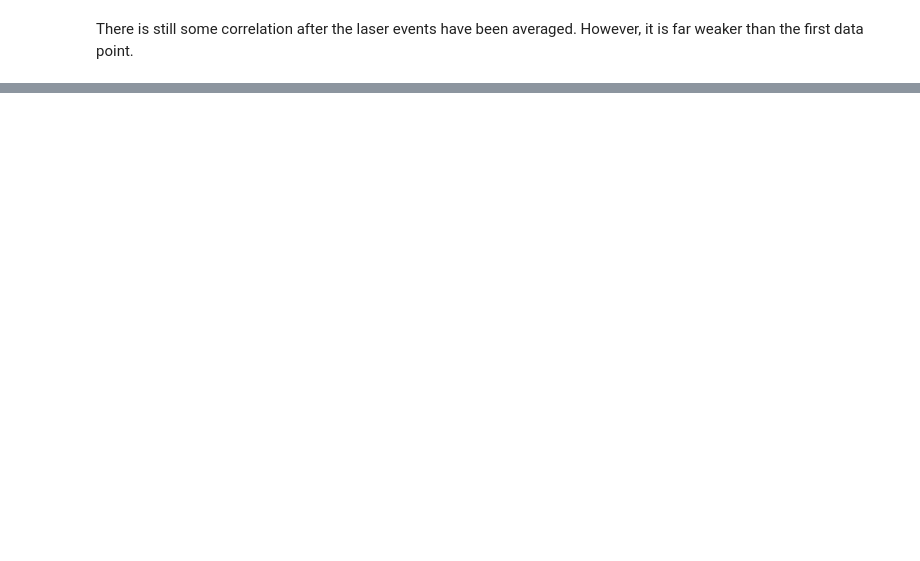
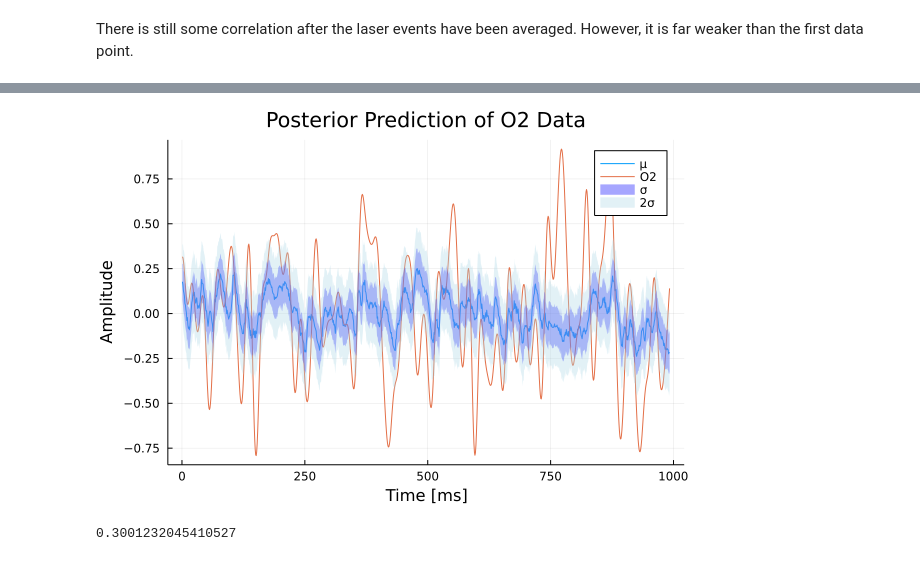
Before and after one commit to alexelwood14/O2-LFP-modelling, a Jupyter notebook: src/notebooks/laser-stim-feature.ipynb, the cells around one changed output, grey strips where cells are left out. Drawn from its saved outputs; the diff is of its cells as text; code cells hidden in the pictures; blank space fills up the shorter version.

Commit message:
Created some AR models

```diff
--- a/src/notebooks/laser-stim-feature.ipynb
+++ b/src/notebooks/laser-stim-feature.ipynb
@@ -245,0 +327,3 @@ ylabel!("Correlation Coefficient")
+# %%
+model = AR(o2_subset, lfp_subset)
+chain = sample(model, NUTS(0.65), 1000)
@@ -245,0 +353,25 @@ ylabel!("Correlation Coefficient")
+# %%
+length(chain)
+parms = chain.name_map.parameters
+
+using Random, Distributions
+Random.seed!(123) # Setting the seed
+
+function posteriorSample(chain)
+    parms = chain.name_map.parameters
+    idx = rand(1:length(chain))
+    return map(x->chain[x].value[idx] , parms)
+end
+
+postSample = [posteriorSample(chain) for i in 1:1000]
+
+predictions = []
+for i in 10:length(lfp_subset)
+    pred_i = []
+    for sample in postSample
+        mu = sum(lfp_subset[i-9:i] .* sample[1:10] .* sample[12])
+        post = rand(Normal(mu, sample[11]), 1)
+        push!(pred_i, post[1])
+    end
+    push!(predictions, pred_i)
+end
@@ -245,0 +396,18 @@ ylabel!("Correlation Coefficient")
+# %%
+means = [mean(predictions[i]) for i in 1:length(predictions)]
+vars = [var(predictions[i]) for i in 1:length(predictions)]
+
+plot(means, label="μ")
+plot!(o2_subset[10:end], label="O2")
+plot!(means.-vars, fillrange=means.+vars, fillalpha = 0.35, linealpha=0, c="Blue", label="σ")
+plot!(means.-(2*vars), fillrange=means.+(2*vars), fillalpha = 0.35, linealpha=0, c="Light Blue", label="2σ")
+
+title!("Posterior Prediction of O2 Data")
+xlabel!("Time [ms]")
+ylabel!("Amplitude")
+# %% [output]
+[figure, added]
+# %%
+cor(means, o2_subset[10:end])
+# %% [output]
+0.3001232045410527
```
Also changed, not shown: parts of 23 cells of this notebook, 8 other files.
